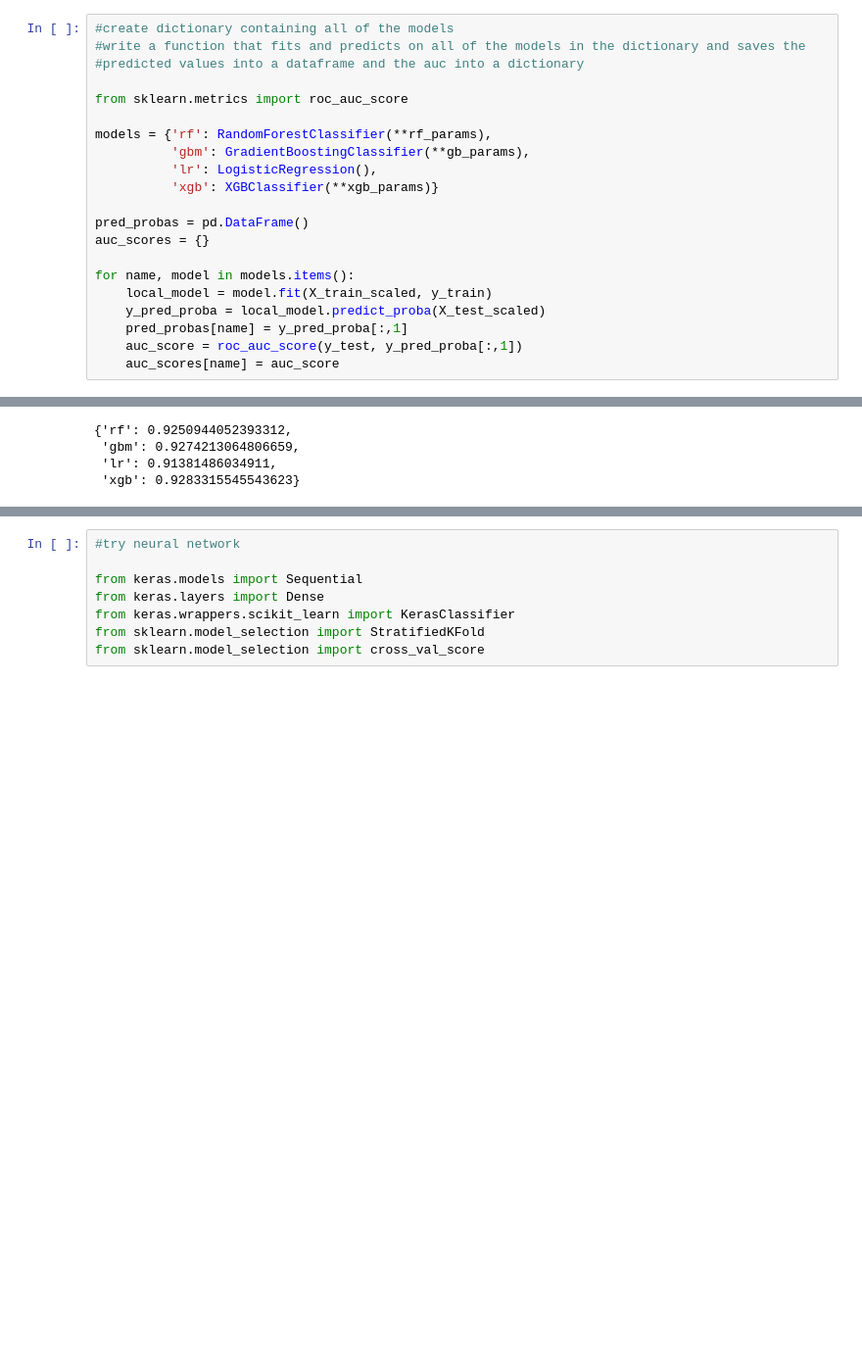
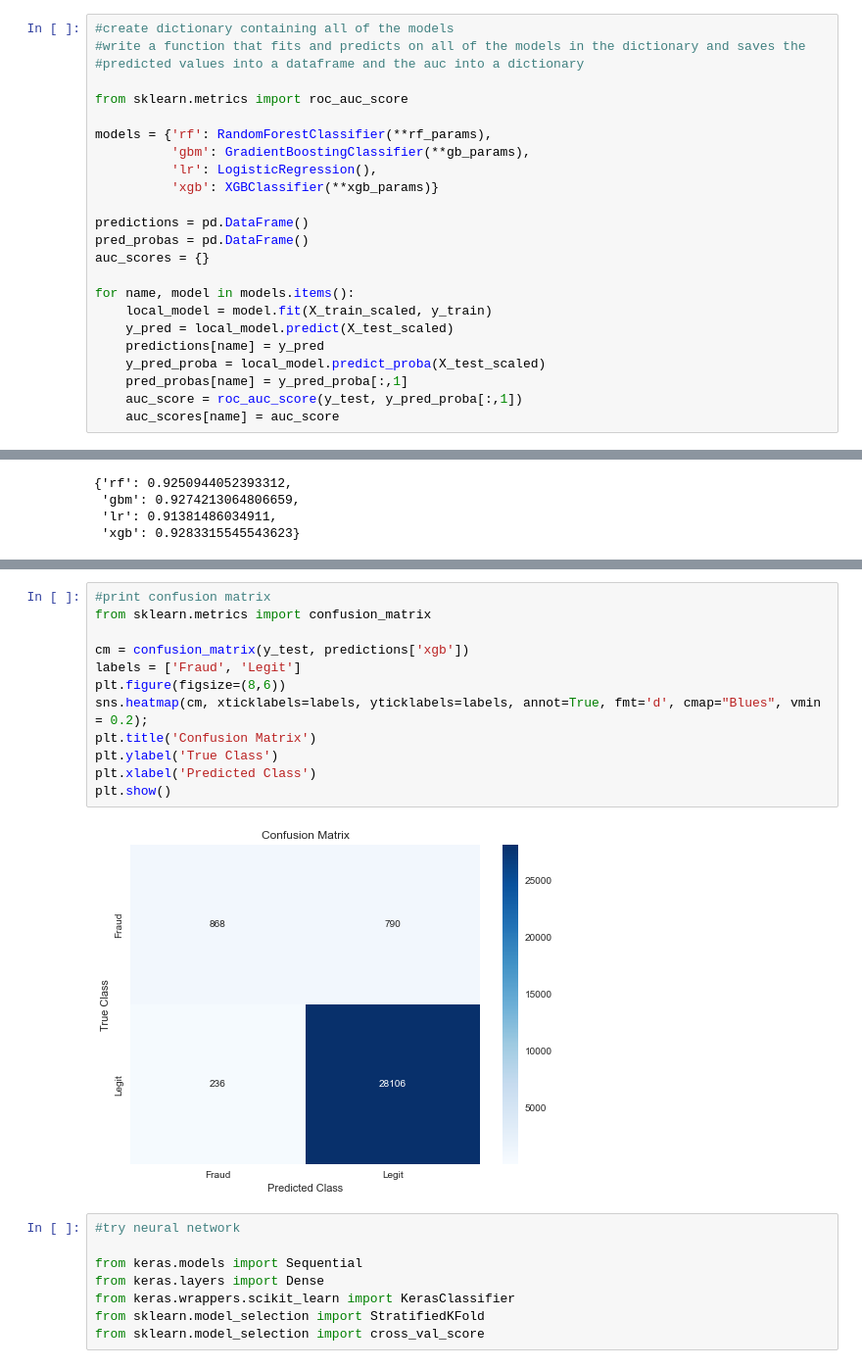
Before and after one commit to feifeikong/Fraud_Detection_Capstone, a Jupyter notebook: Capstone 3 - Preprocessing & Modeling.ipynb, the cells around one changed output, grey strips where cells are left out. Shown at 98% size. Cells and saved outputs as stored; diff of their text form; blank space fills up the shorter version.

Commit message:
added neural network and confusion matrix

```diff
--- a/Capstone 3 - Preprocessing & Modeling.ipynb
+++ b/Capstone 3 - Preprocessing & Modeling.ipynb
@@ -121,11 +121,14 @@ models = {'rf': RandomForestClassifier(**rf_params),
           'lr': LogisticRegression(),
           'xgb': XGBClassifier(**xgb_params)}
 
+predictions = pd.DataFrame()
 pred_probas = pd.DataFrame()
 auc_scores = {}
 
 for name, model in models.items():
     local_model = model.fit(X_train_scaled, y_train)
+    y_pred = local_model.predict(X_test_scaled)
+    predictions[name] = y_pred
     y_pred_proba = local_model.predict_proba(X_test_scaled)
     pred_probas[name] = y_pred_proba[:,1]
     auc_score = roc_auc_score(y_test, y_pred_proba[:,1])
@@ -178,3 +181,17 @@ plt.show();
+# %%
+#print confusion matrix
+from sklearn.metrics import confusion_matrix
+
+cm = confusion_matrix(y_test, predictions['xgb'])
+labels = ['Fraud', 'Legit']
+plt.figure(figsize=(8,6))
+sns.heatmap(cm, xticklabels=labels, yticklabels=labels, annot=True, fmt='d', cmap="Blues", vmin = 0.2);
+plt.title('Confusion Matrix')
+plt.ylabel('True Class')
+plt.xlabel('Predicted Class')
+plt.show()
+# %% [output]
+[figure, added]
 # %%
 #try neural network
 
```
Also changed, not shown: parts of 17 cells of this notebook.
